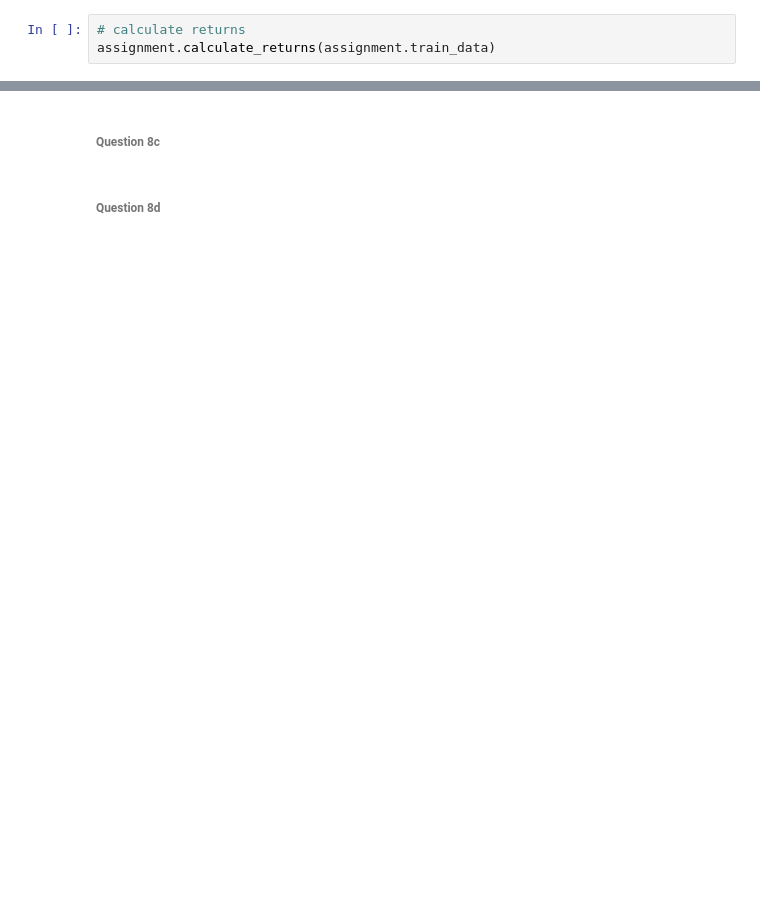
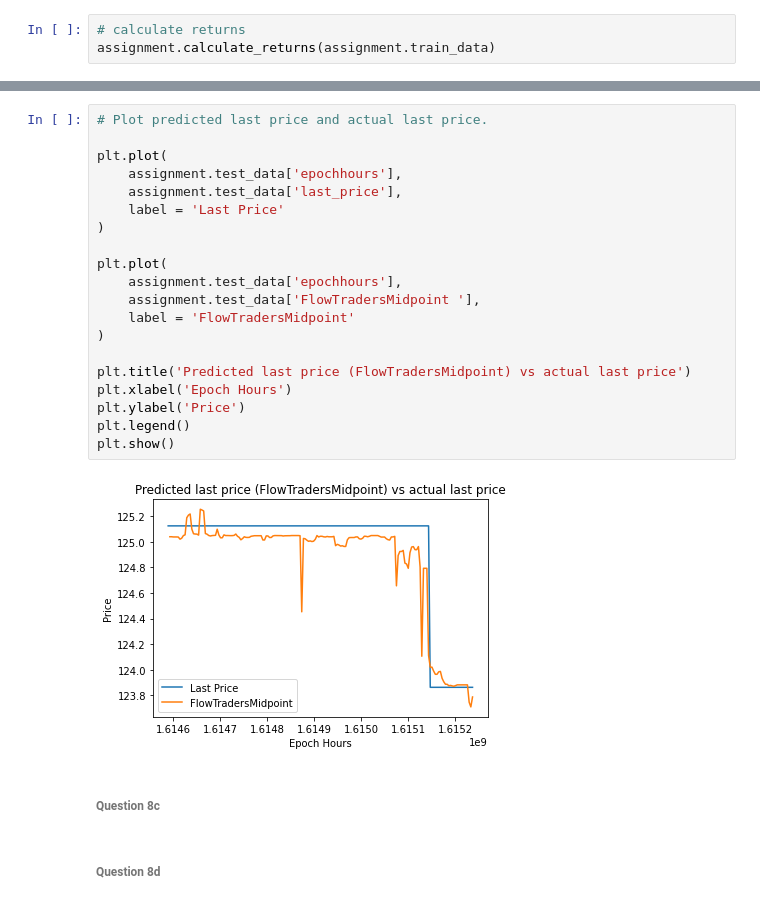
Before and after one commit to MauritsOever/Algo_Trading, a Jupyter notebook: ass3_main.ipynb, the cells around one changed output, grey strips where cells are left out. Cells and saved outputs as stored; diff of their text form; blank space fills up the shorter version.

Commit message:
Added plot of predicted last price vs actual.

```diff
--- a/ass3_main.ipynb
+++ b/ass3_main.ipynb
@@ -362,3 +362,25 @@ assignment.flow_bid_and_ask()
+# %%
+# Plot predicted last price and actual last price.
+
+plt.plot(
+    assignment.test_data['epochhours'],
+    assignment.test_data['last_price'],
+    label = 'Last Price'
+)
+
+plt.plot(
+    assignment.test_data['epochhours'],
+    assignment.test_data['FlowTradersMidpoint '],
+    label = 'FlowTradersMidpoint'
+)
+
+plt.title('Predicted last price (FlowTradersMidpoint) vs actual last price')
+plt.xlabel('Epoch Hours')
+plt.ylabel('Price')
+plt.legend()
+plt.show()
+# %% [output]
+[figure, added]
 # %% [markdown]
 ###### Question 8c
 # %% [markdown]
```
Also changed, not shown: parts of 5 cells of this notebook.
